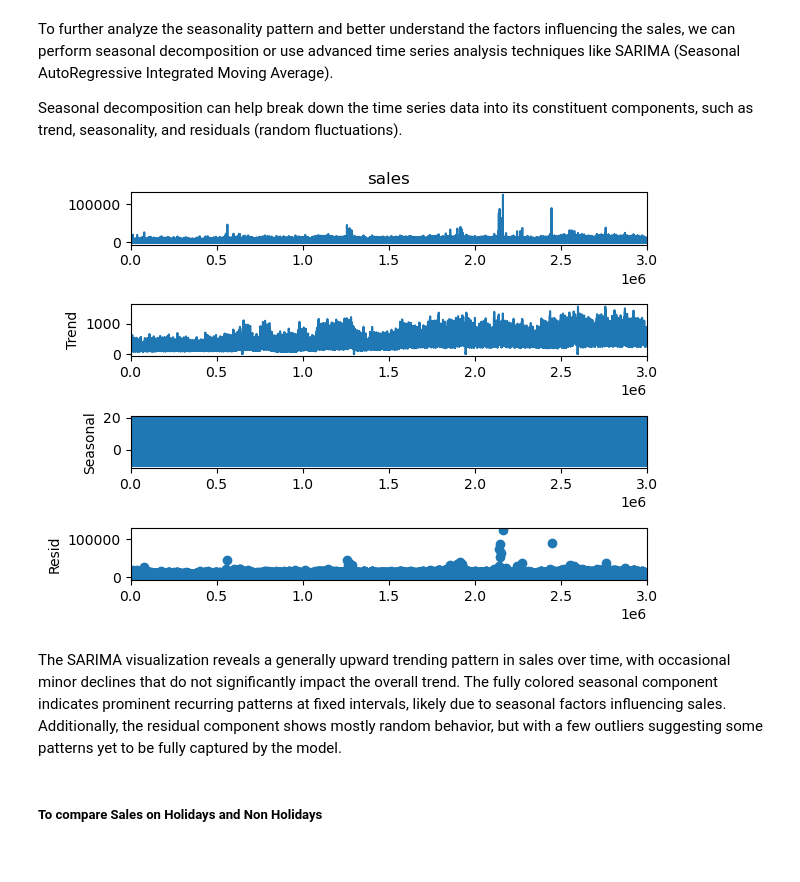
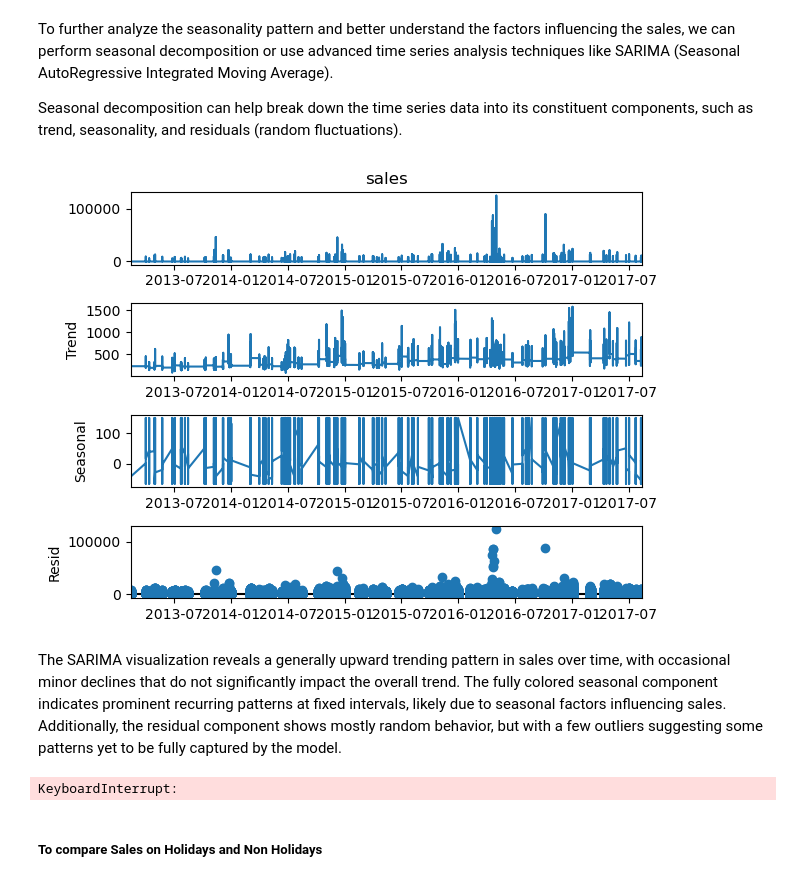
Before and after one commit to Israel-Anaba/Regression_Time_Series, a Jupyter notebook: Time Series Updated.ipynb, the cells around one changed output. Saved outputs shown, nothing was run; the diff lists cells and outputs as text; code cells hidden in the pictures.

```diff
--- a/Time Series Updated.ipynb
+++ b/Time Series Updated.ipynb
@@ -619,6 +603,0 @@ train_df.set_index('date', inplace=True)
-# %%
-# Rename the duplicate columns with unique names
-train_df.rename(columns={'store_type': 'store_type_1', 'type_y_1': 'type_y_2'}, inplace=True)
-
-# Verify the updated column names
-print(train_df.columns)
@@ -668,20 +672,34 @@ To further analyze the seasonality pattern and better understand the factors inf
 
 Seasonal decomposition can help break down the time series data into its constituent components, such as trend, seasonality, and residuals (random fluctuations).
 # %%
-train_df.set_index('date', inplace=True)
-
 # Perform seasonal decomposition
-result = seasonal_decompose(df_train['sales'], model='additive', period=365)
+result = seasonal_decompose(train_df['sales'], model='additive', period=365)
 
 # Plot the decomposed components
 result.plot()
 plt.show()
 # %% [output]
-[figure, old version]
+[figure, new version]
 # %% [markdown]
 The SARIMA visualization reveals a generally upward trending pattern in sales over time, with occasional minor declines that do not significantly impact the overall trend.
 The fully colored seasonal component indicates prominent recurring patterns at fixed intervals, likely due to seasonal factors influencing sales.
 Additionally, the residual component shows mostly random behavior, but with a few outliers suggesting some patterns yet to be fully captured by the model.
+# %%
+
+
+# Perform the ADF test
+result = adfuller(train_df['sales'])
+
+# Extract the p-value from the test result
+p_value = result[1]
+
+# Check for stationarity based on the p-value
+if p_value < 0.05:
+    print("The time series is stationary.")
+else:
+    print("The time series is not stationary.")
+# %% [output]
+KeyboardInterrupt:
 # %% [markdown]
 ##### To compare Sales on Holidays and Non Holidays
 # %%
```
Also changed, not shown: parts of 93 cells of this notebook.
